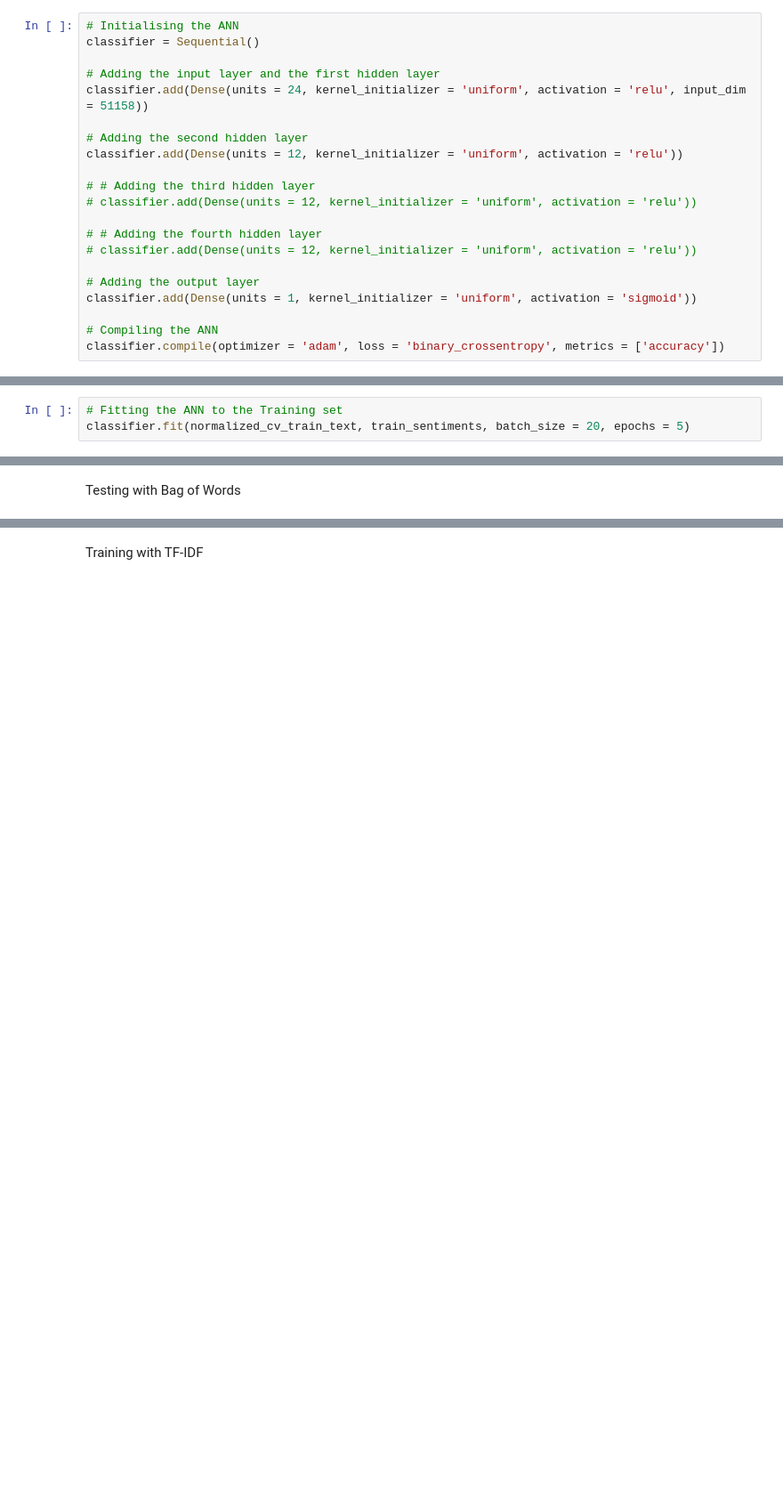
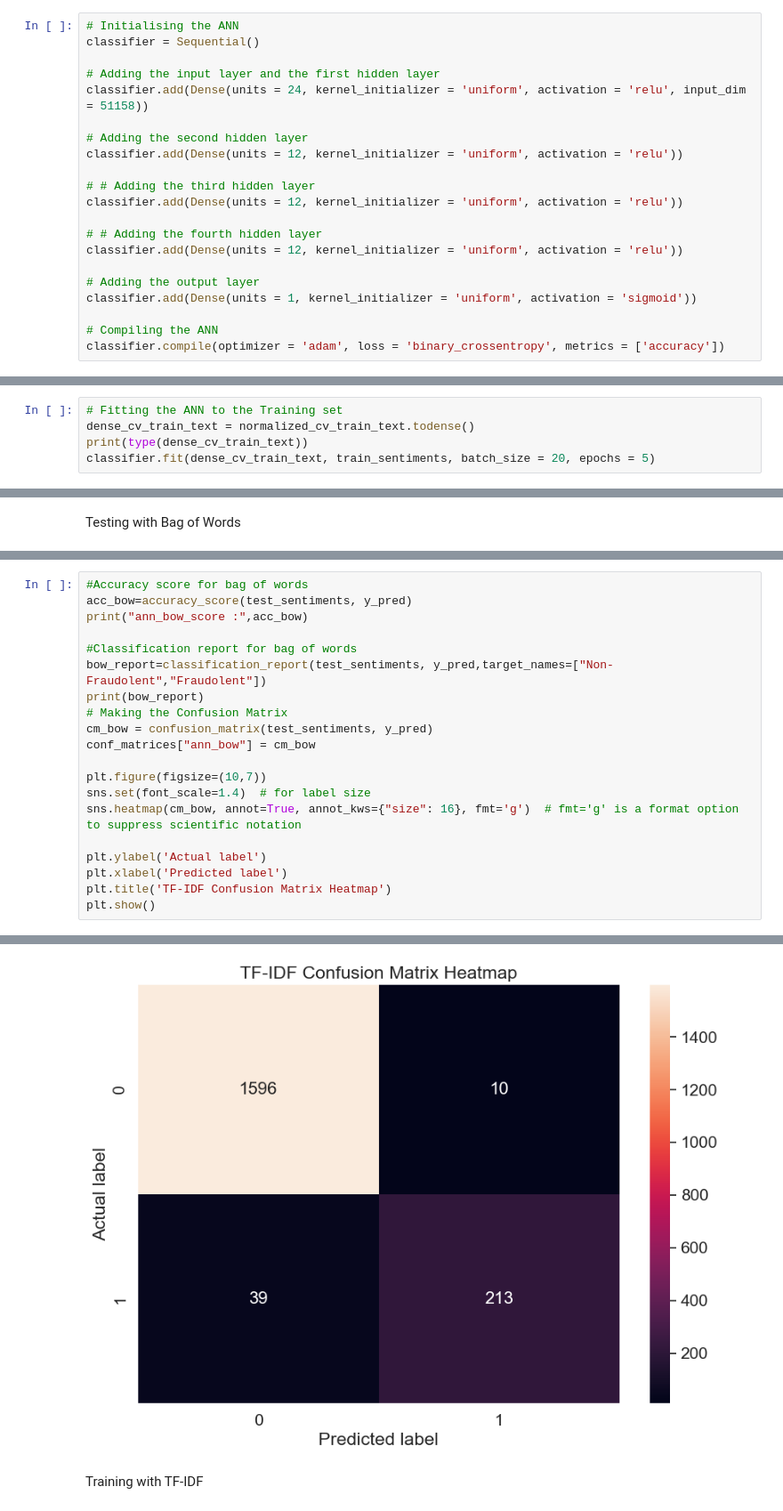
Before and after one commit to birnart/ai_safecom, a Jupyter notebook: main.ipynb, the cells around one changed output, grey strips where cells are left out. Shown at 89% size. Saved outputs shown, nothing was run; the diff lists cells and outputs as text; blank space fills up the shorter version.

```diff
--- a/main.ipynb
+++ b/main.ipynb
@@ -976,10 +1009,10 @@ classifier.add(Dense(units = 24, kernel_initializer = 'uniform', activation = 'r
 classifier.add(Dense(units = 12, kernel_initializer = 'uniform', activation = 'relu'))
 
 # # Adding the third hidden layer
-# classifier.add(Dense(units = 12, kernel_initializer = 'uniform', activation = 'relu'))
+classifier.add(Dense(units = 12, kernel_initializer = 'uniform', activation = 'relu'))
 
 # # Adding the fourth hidden layer
-# classifier.add(Dense(units = 12, kernel_initializer = 'uniform', activation = 'relu'))
+classifier.add(Dense(units = 12, kernel_initializer = 'uniform', activation = 'relu'))
 
 # Adding the output layer
 classifier.add(Dense(units = 1, kernel_initializer = 'uniform', activation = 'sigmoid'))
@@ -990,5 +1023,7 @@ classifier.compile(optimizer = 'adam', loss = 'binary_crossentropy', metrics = [
 Training with Bag of Words
 # %%
 # Fitting the ANN to the Training set
-classifier.fit(normalized_cv_train_text, train_sentiments, batch_size = 20, epochs = 5)
+dense_cv_train_text = normalized_cv_train_text.todense()
+print(type(dense_cv_train_text))
+classifier.fit(dense_cv_train_text, train_sentiments, batch_size = 20, epochs = 5)
 # %% [output]
@@ -1010,0 +1051,21 @@ conf_matrices["ann_bow"] = cm_bow
+# %%
+#Accuracy score for bag of words
+acc_bow=accuracy_score(test_sentiments, y_pred)
+print("ann_bow_score :",acc_bow)
+
+#Classification report for bag of words
+bow_report=classification_report(test_sentiments, y_pred,target_names=["Non-Fraudolent","Fraudolent"])
+print(bow_report)
+# Making the Confusion Matrix
+cm_bow = confusion_matrix(test_sentiments, y_pred)
+conf_matrices["ann_bow"] = cm_bow
+
+plt.figure(figsize=(10,7))
+sns.set(font_scale=1.4)  # for label size
+sns.heatmap(cm_bow, annot=True, annot_kws={"size": 16}, fmt='g')  # fmt='g' is a format option to suppress scientific notation
+
+plt.ylabel('Actual label')
+plt.xlabel('Predicted label')
+plt.title('TF-IDF Confusion Matrix Heatmap')
+plt.show()
+# %% [output]
@@ -1011,3 +1081,4 @@ conf_matrices["ann_bow"] = cm_bow
+[figure, added]
 # %% [markdown]
 Training with TF-IDF
 # %%
```
Also changed, not shown: parts of 29 cells of this notebook.
